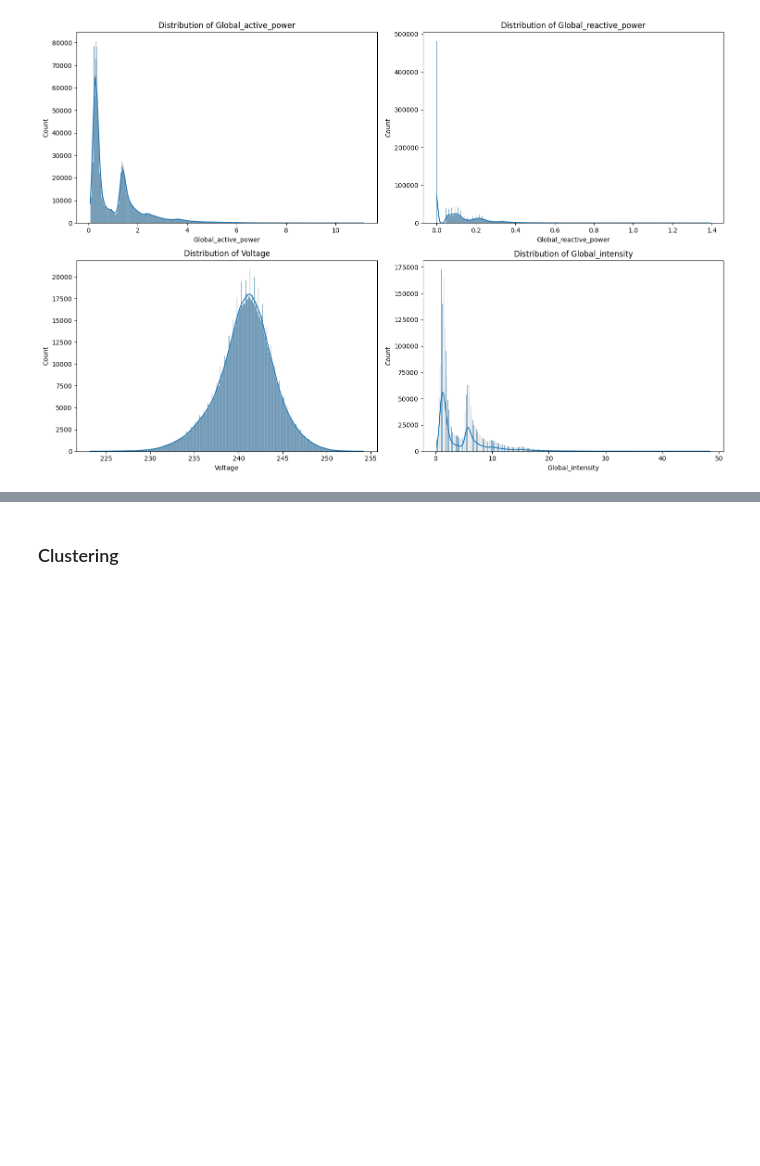
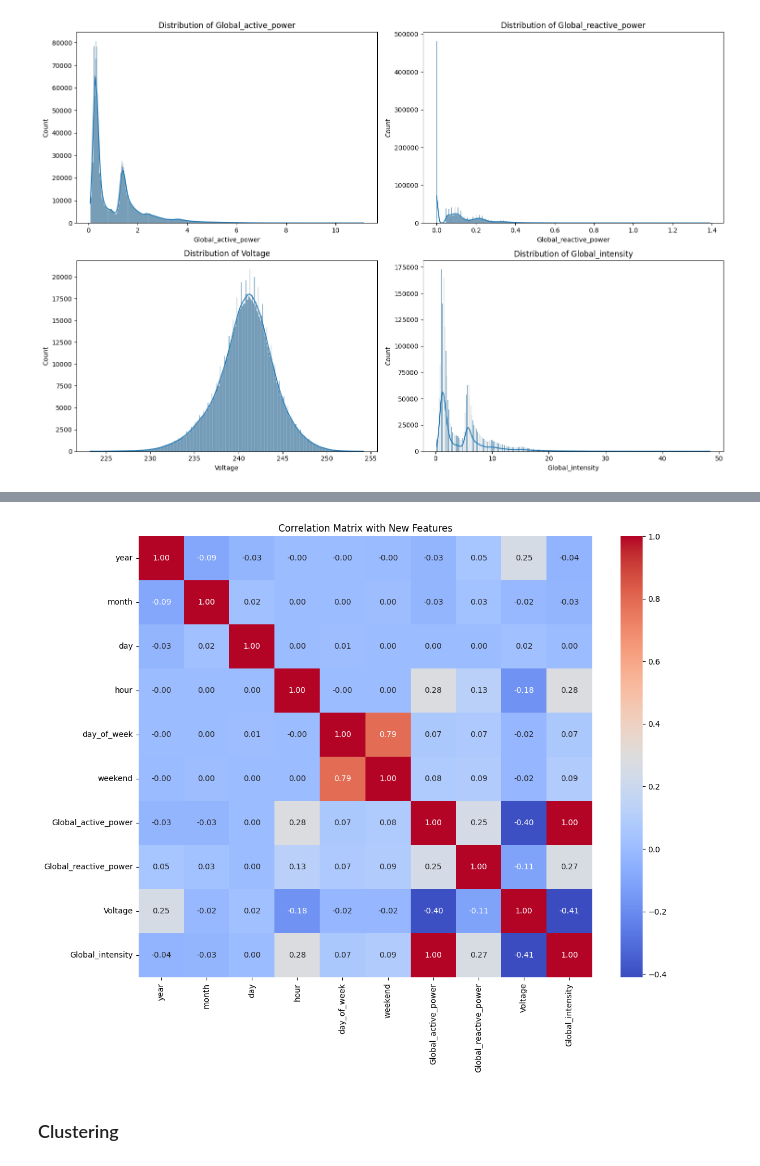
Before and after one commit to XzeraSpartan/CMPE-255-Data-Mining-Project-Group-5, a Jupyter notebook: CMPE_255_Data_Mining_Project.ipynb, the cells around one changed output, grey strips where cells are left out. Cells and saved outputs as stored; diff of their text form; code cells hidden in the pictures; blank space fills up the shorter version.

```diff
--- a/CMPE_255_Data_Mining_Project.ipynb
+++ b/CMPE_255_Data_Mining_Project.ipynb
@@ -74,3 +85,16 @@ plt.close()
+# %%
+# Correlation heatmap with the new features
+new_features = ['year', 'month', 'day', 'hour', 'day_of_week', 'weekend'] + numerical_features
+correlation_matrix_new = df[new_features].corr()
+plt.figure(figsize=(12, 10))
+sns.heatmap(correlation_matrix_new, annot=True, fmt=".2f", cmap='coolwarm')
+plt.title('Correlation Matrix with New Features')
+plt.tight_layout()
+#plt.savefig('correlation_matrix_new_features.png')
+plt.show()
+plt.close()
+# %% [output]
+[figure, added]
 # %% [markdown]
 ### Clustering
 # %%
```
Also changed, not shown: parts of 1 cell of this notebook.
